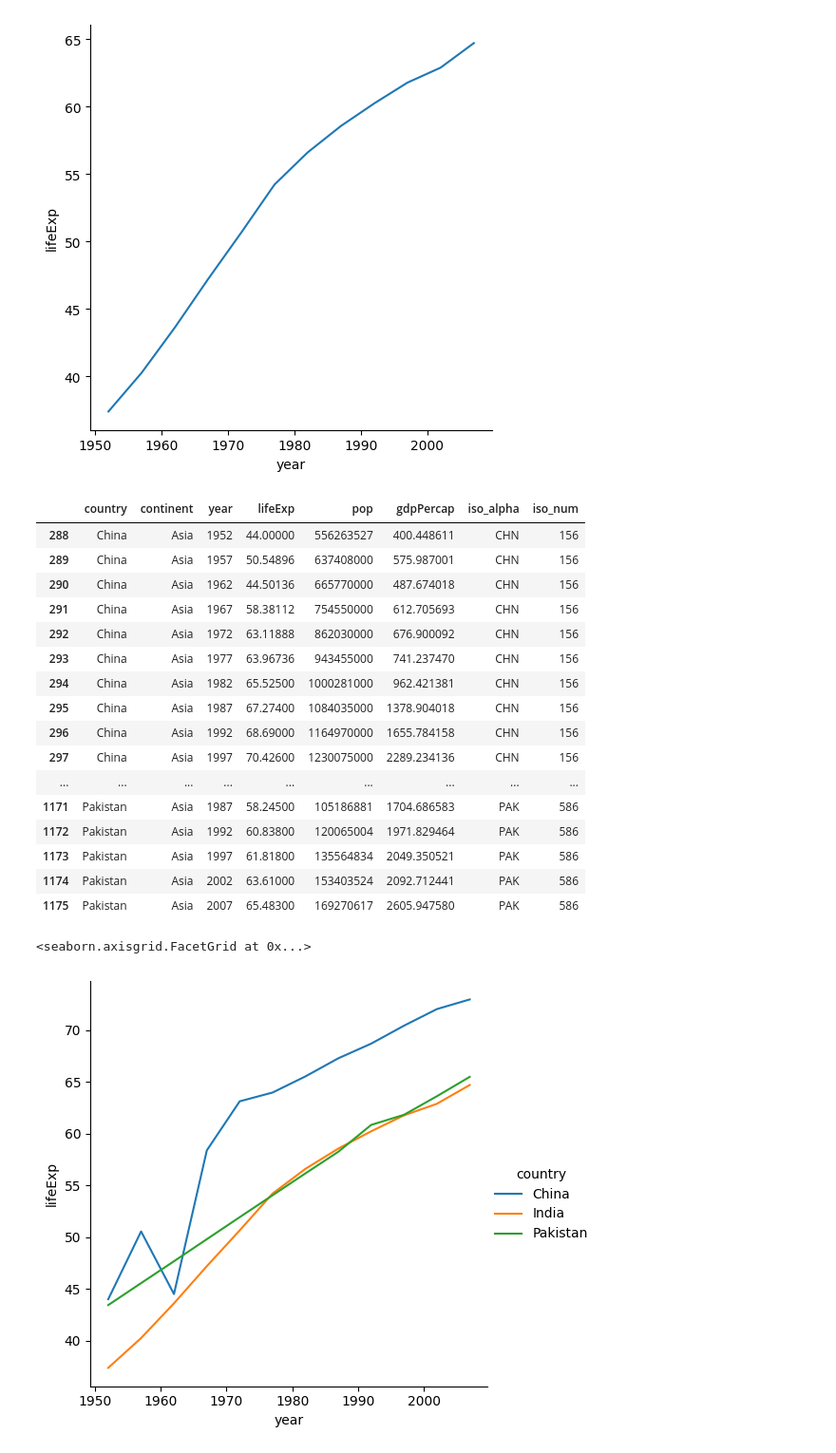
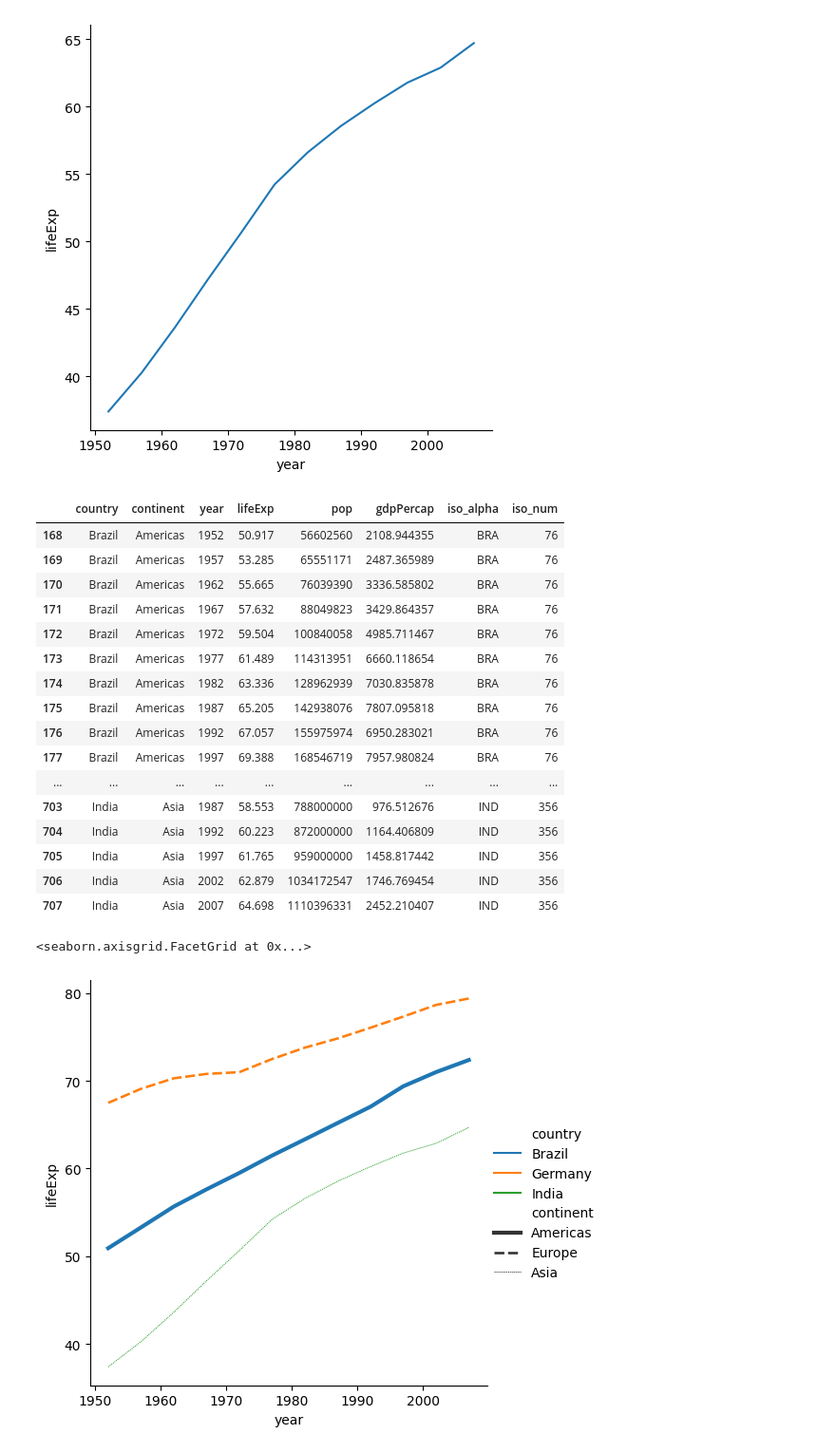
Before and after one commit to Vaidehi1005/MachineLearning, a Jupyter notebook: Seaborn.ipynb, the cells around one changed output. Shown at 95% size. Cells and saved outputs as stored; diff of their text form; code cells hidden in the pictures.

```diff
--- a/Seaborn.ipynb
+++ b/Seaborn.ipynb
@@ -108,29 +108,29 @@ sns.relplot(data=df,x='year',y='lifeExp',kind='line')
 <seaborn.axisgrid.FacetGrid at 0x...>
 [figure]
 # %%
-df = gap[gap['country'].isin(['India','Pakistan','China'])]
+df = gap[gap['country'].isin(['India','Brazil','Germany'])]
 # %%
 df
 # %% [output]
 |  | country | continent | year | lifeExp | pop | gdpPercap | iso_alpha | iso_num |
-| 288 | China | Asia | 1952 | 44.00000 | 556263527 | 400.448611 | CHN | 156 |
-| 289 | China | Asia | 1957 | 50.54896 | 637408000 | 575.987001 | CHN | 156 |
-| 290 | China | Asia | 1962 | 44.50136 | 665770000 | 487.674018 | CHN | 156 |
-| 291 | China | Asia | 1967 | 58.38112 | 754550000 | 612.705693 | CHN | 156 |
-| 292 | China | Asia | 1972 | 63.11888 | 862030000 | 676.900092 | CHN | 156 |
-| 293 | China | Asia | 1977 | 63.96736 | 943455000 | 741.237470 | CHN | 156 |
-| 294 | China | Asia | 1982 | 65.52500 | 1000281000 | 962.421381 | CHN | 156 |
-| 295 | China | Asia | 1987 | 67.27400 | 1084035000 | 1378.904018 | CHN | 156 |
-| 296 | China | Asia | 1992 | 68.69000 | 1164970000 | 1655.784158 | CHN | 156 |
-| 297 | China | Asia | 1997 | 70.42600 | 1230075000 | 2289.234136 | CHN | 156 |
+| 168 | Brazil | Americas | 1952 | 50.917 | 56602560 | 2108.944355 | BRA | 76 |
+| 169 | Brazil | Americas | 1957 | 53.285 | 65551171 | 2487.365989 | BRA | 76 |
+| 170 | Brazil | Americas | 1962 | 55.665 | 76039390 | 3336.585802 | BRA | 76 |
+| 171 | Brazil | Americas | 1967 | 57.632 | 88049823 | 3429.864357 | BRA | 76 |
+| 172 | Brazil | Americas | 1972 | 59.504 | 100840058 | 4985.711467 | BRA | 76 |
+| 173 | Brazil | Americas | 1977 | 61.489 | 114313951 | 6660.118654 | BRA | 76 |
+| 174 | Brazil | Americas | 1982 | 63.336 | 128962939 | 7030.835878 | BRA | 76 |
+| 175 | Brazil | Americas | 1987 | 65.205 | 142938076 | 7807.095818 | BRA | 76 |
+| 176 | Brazil | Americas | 1992 | 67.057 | 155975974 | 6950.283021 | BRA | 76 |
+| 177 | Brazil | Americas | 1997 | 69.388 | 168546719 | 7957.980824 | BRA | 76 |
 | ... | ... | ... | ... | ... | ... | ... | ... | ... |
-| 1171 | Pakistan | Asia | 1987 | 58.24500 | 105186881 | 1704.686583 | PAK | 586 |
-| 1172 | Pakistan | Asia | 1992 | 60.83800 | 120065004 | 1971.829464 | PAK | 586 |
-| 1173 | Pakistan | Asia | 1997 | 61.81800 | 135564834 | 2049.350521 | PAK | 586 |
-| 1174 | Pakistan | Asia | 2002 | 63.61000 | 153403524 | 2092.712441 | PAK | 586 |
-| 1175 | Pakistan | Asia | 2007 | 65.48300 | 169270617 | 2605.947580 | PAK | 586 |
+| 703 | India | Asia | 1987 | 58.553 | 788000000 | 976.512676 | IND | 356 |
+| 704 | India | Asia | 1992 | 60.223 | 872000000 | 1164.406809 | IND | 356 |
+| 705 | India | Asia | 1997 | 61.765 | 959000000 | 1458.817442 | IND | 356 |
+| 706 | India | Asia | 2002 | 62.879 | 1034172547 | 1746.769454 | IND | 356 |
+| 707 | India | Asia | 2007 | 64.698 | 1110396331 | 2452.210407 | IND | 356 |
 # %%
-sns.relplot(data=df,x='year',y='lifeExp',kind='line',hue='country')
+sns.relplot(data=df,x='year',y='lifeExp',kind='line',hue='country', style='continent', size='continent')
 # %% [output]
 <seaborn.axisgrid.FacetGrid at 0x...>
-[figure, old version]
+[figure, new version]
```
Also changed, not shown: parts of 4 cells of this notebook.
